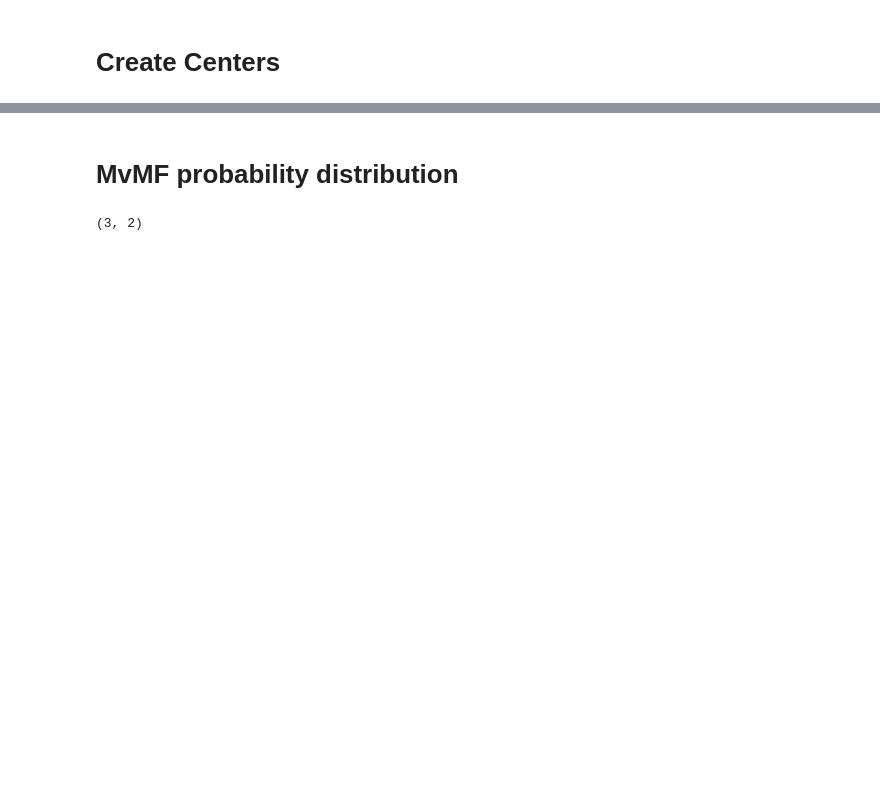
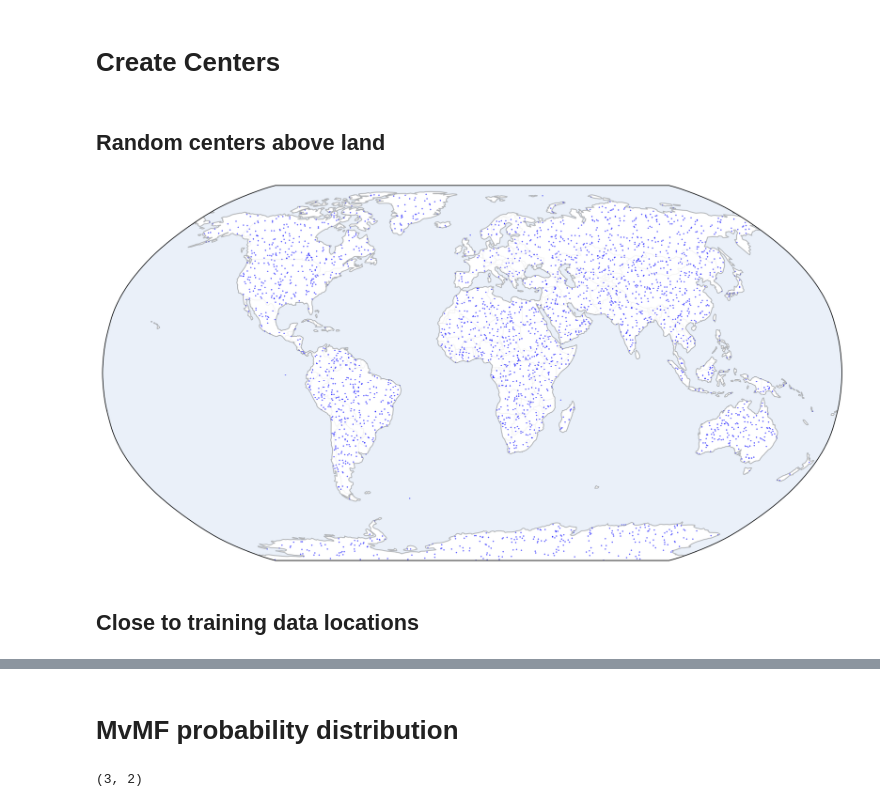
Before and after one commit to LuytsA/Phileo-geographical-expert, a Jupyter notebook: preliminaries.ipynb, the cells around one changed output, grey strips where cells are left out. Cells and saved outputs as stored; diff of their text form; code cells hidden in the pictures; blank space fills up the shorter version.

```diff
--- a/preliminaries.ipynb
+++ b/preliminaries.ipynb
@@ -3 +15,3 @@
+# %% [markdown]
+## Random centers above land
 # %%
@@ -27,25 +37,23 @@ for c in sample_random_spherical(10000):
         land_sampled.append(c)
 land_sampled = np.array(land_sampled)
 # %%
-from matplotlib import pyplot as plt
-import cartopy.crs as crs
-import cartopy.feature as cfeature
-
 fig = plt.figure(figsize=(15,7.5), dpi= 150)
 ax = fig.add_subplot(1, 1, 1, projection=crs.Robinson())
 
 ax.set_global()
-ax.add_feature(cfeature.COASTLINE, zorder=2, color='lightgrey', alpha=0.5)
-ax.add_feature(cfeature.BORDERS, zorder=2,color='lightgrey', alpha=0.2)
-ax.add_feature(cfeature.OCEAN, zorder=3, alpha=0.2, color='black')
+ax.add_feature(cfeature.COASTLINE, zorder=2, edgecolor='lightgrey', alpha=0.5)
+ax.add_feature(cfeature.BORDERS, zorder=2,edgecolor='lightgrey', alpha=0.2)
+ax.add_feature(cfeature.OCEAN, zorder=3, alpha=0.2, edgecolor='black')
 
 # ax.set_extent([20,35,50,67])
 # ax.gridlines()
 a = plt.scatter(x=land_sampled[:,1], y=land_sampled[:,0],  #x=long, y=lat
             color="blue",
             s=0.1,
             alpha=1,
             transform=crs.PlateCarree(),
             zorder=1
     )
+# %% [output]
+[figure, added]
 # %%
@@ -52,0 +61,2 @@ np.save('centers_random_land', land_sampled)
+# %% [markdown]
+## Close to training data locations
```
Also changed, not shown: parts of 24 cells of this notebook, 2 other files.
